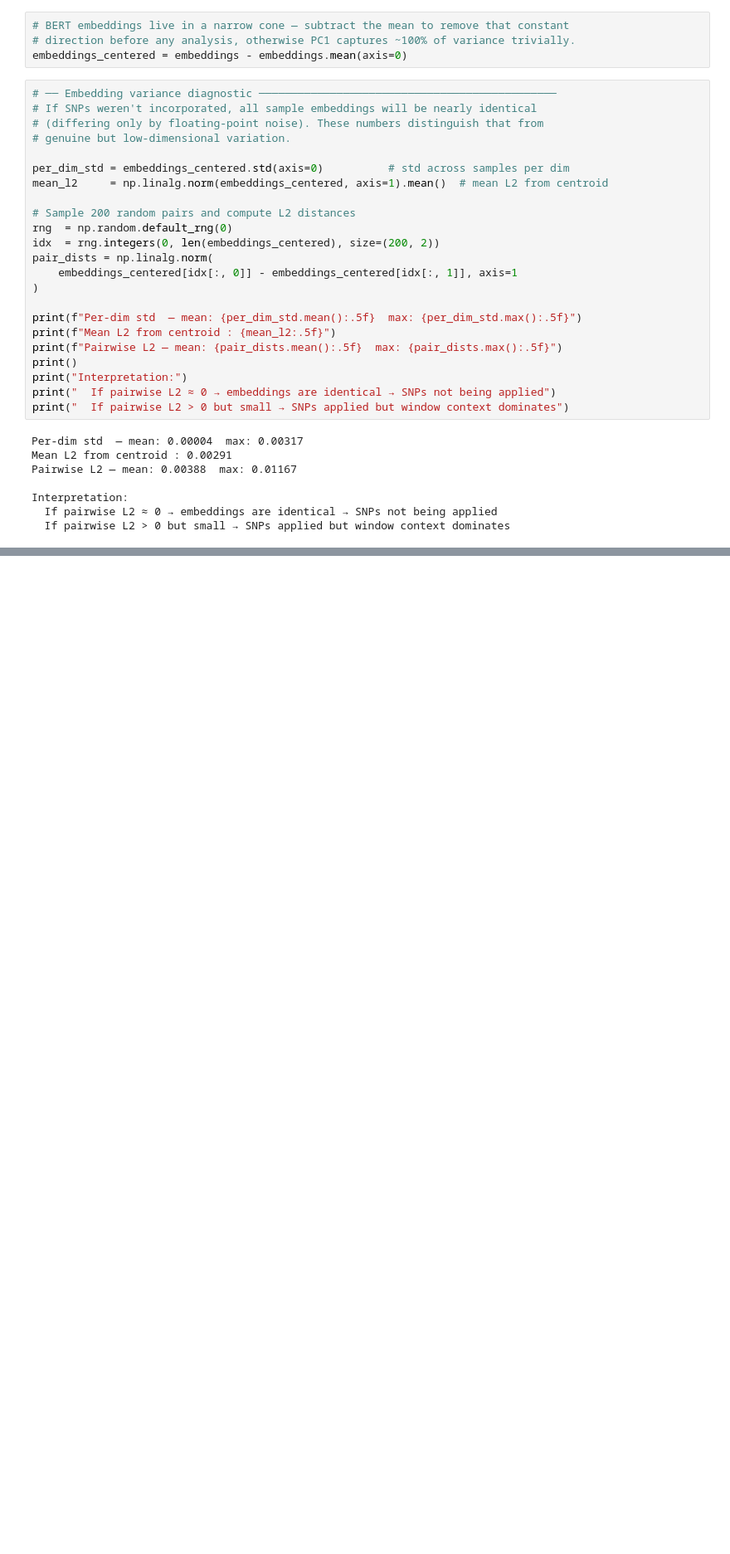
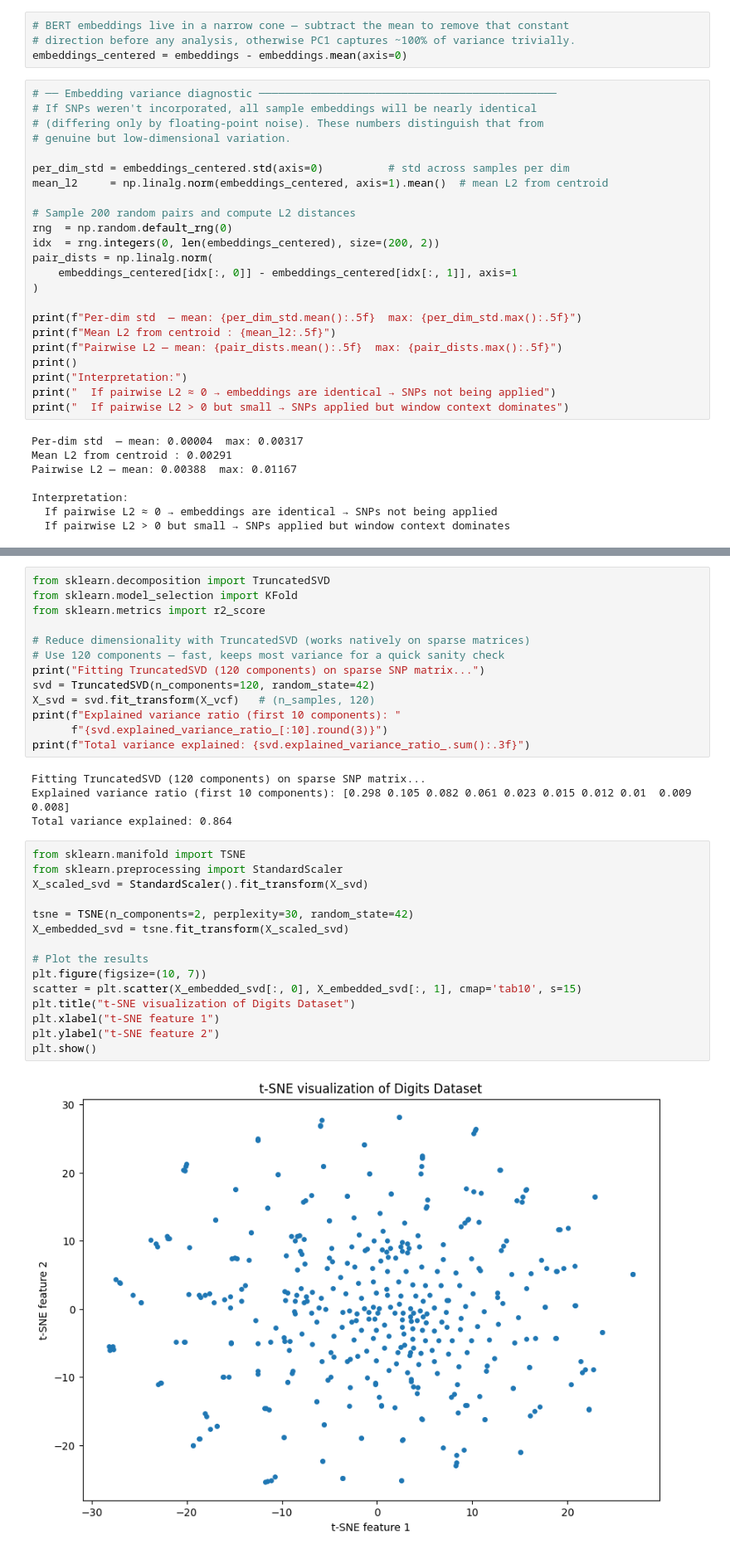
Before and after one commit to amdson/svar, a Jupyter notebook: umap_sanity_check.ipynb, the cells around one changed output, grey strips where cells are left out. Shown at 83% size. Cells and saved outputs as stored; diff of their text form; blank space fills up the shorter version.

```diff
--- a/umap_sanity_check.ipynb
+++ b/umap_sanity_check.ipynb
@@ -51 +151,35 @@ Interpretation:
+# %%
+from sklearn.decomposition import TruncatedSVD
+from sklearn.model_selection import KFold
+from sklearn.metrics import r2_score
+
+# Reduce dimensionality with TruncatedSVD (works natively on sparse matrices)
+# Use 120 components — fast, keeps most variance for a quick sanity check
+print("Fitting TruncatedSVD (120 components) on sparse SNP matrix...")
+svd = TruncatedSVD(n_components=120, random_state=42)
+X_svd = svd.fit_transform(X_vcf)   # (n_samples, 120)
+print(f"Explained variance ratio (first 10 components): "
+      f"{svd.explained_variance_ratio_[:10].round(3)}")
+print(f"Total variance explained: {svd.explained_variance_ratio_.sum():.3f}")
+# %% [output]
+Fitting TruncatedSVD (120 components) on sparse SNP matrix...
+Explained variance ratio (first 10 components): [0.298 0.105 0.082 0.061 0.023 0.015 0.012 0.01  0.009 0.008]
+Total variance explained: 0.864
+# %%
+from sklearn.manifold import TSNE
+from sklearn.preprocessing import StandardScaler
+X_scaled_svd = StandardScaler().fit_transform(X_svd)
+
+tsne = TSNE(n_components=2, perplexity=30, random_state=42)
+X_embedded_svd = tsne.fit_transform(X_scaled_svd)
+
+# Plot the results
+plt.figure(figsize=(10, 7))
+scatter = plt.scatter(X_embedded_svd[:, 0], X_embedded_svd[:, 1], cmap='tab10', s=15)
+plt.title("t-SNE visualization of Digits Dataset")
+plt.xlabel("t-SNE feature 1")
+plt.ylabel("t-SNE feature 2")
+plt.show()
+# %% [output]
+[figure, added]
 # %%
```
Also changed, not shown: parts of 9 cells of this notebook, 8 other files.
